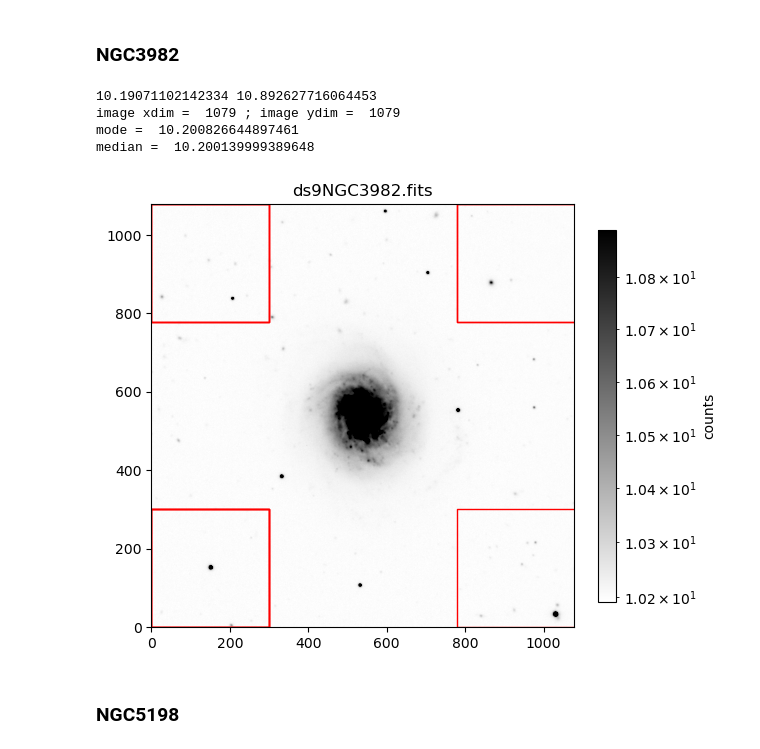
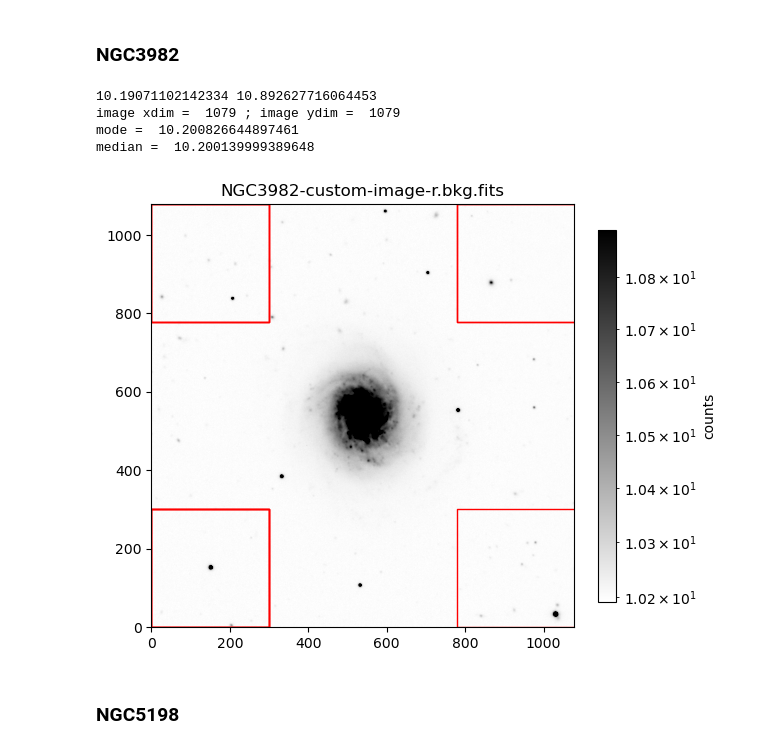
Before and after one commit to EvanBarkus/Surface_Photometry, a Jupyter notebook: surface_photometry_student.ipynb, the cells around one changed output. Drawn from its saved outputs; the diff is of its cells as text; code cells hidden in the pictures.

```diff
--- a/surface_photometry_student.ipynb
+++ b/surface_photometry_student.ipynb
@@ -198,23 +198,23 @@ def bkgregplot(data,header,imname, bkgdim, fig, ax):
 ### NGC3982
 # %%
 galname = 'NGC3982'
-imname[galname] = 'ds9NGC3982.fits'
+imname[galname] = 'NGC3982-custom-image-r.bkg.fits'
 fig,ax = plt.subplots(figsize=(6,6))
 
 
 data[galname],header[galname] = fits.getdata(imname[galname], header=True)
 
 #the size of the background squares
 bkgdim[galname]= 300
 
 bkgmode[galname],bkgmed[galname] = bkgregplot(
     data[galname], header[galname], imname[galname], bkgdim[galname], fig, ax)
 # %% [output]
 10.19071102142334 10.892627716064453
 image xdim =  1079 ; image ydim =  1079
 mode =  10.200826644897461
 median =  10.200139999389648
-[figure, old version]
+[figure, new version]
 # %% [markdown]
 ### NGC5198
 # %%
```
Also changed, not shown: parts of 26 cells of this notebook.
